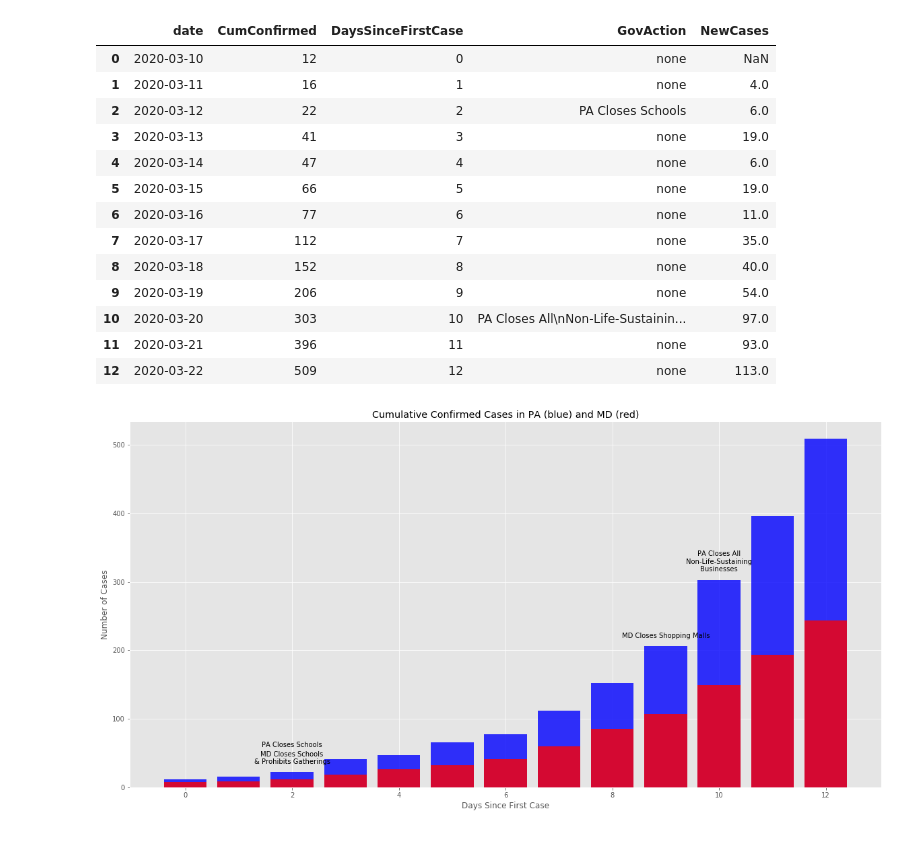
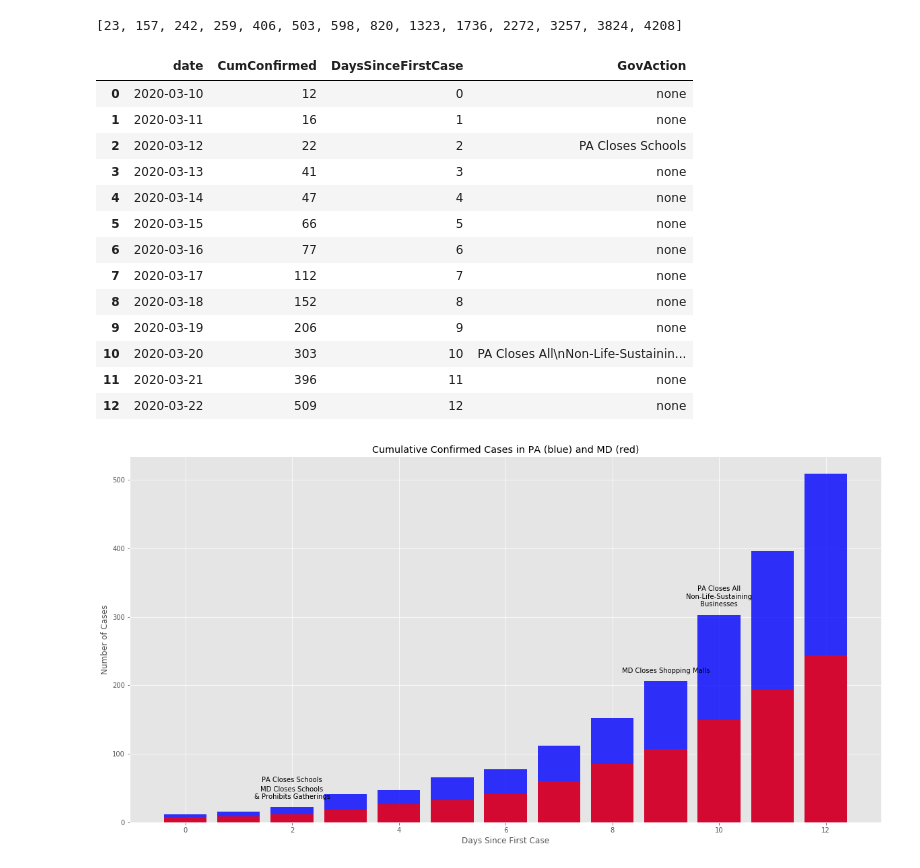
Before and after one commit to LBoeg/pycovid, a Jupyter notebook: covid_analysis.ipynb, the cells around one changed output. Saved outputs shown, nothing was run; the diff lists cells and outputs as text; code cells hidden in the pictures.

Commit message:
Wiki Scraping for Gov Actions

```diff
--- a/covid_analysis.ipynb
+++ b/covid_analysis.ipynb
@@ -58,30 +65,40 @@ pa_data["DaysSinceFirstCase"] = np.arange(pa_data.shape[0])
+# %%
+# Extract the government response section
+gov_resp_indx = md_wiki.text.lower().find("government response")
+end_gov_resp_indx = md_wiki.text.lower().find("impact on sports")
+#print(md_wiki.text[gov_resp_indx:end_gov_resp_indx].replace(".", ".\n"))
+gov_resp_text = md_wiki.text[gov_resp_indx:end_gov_resp_indx]
+dates_indx = [i for i in range(len(gov_resp_text)) if gov_resp_text.startswith("March", i)]
+print(dates_indx)
+# %% [output]
+[23, 157, 242, 259, 406, 503, 598, 820, 1323, 1736, 2272, 3257, 3824, 4208]
 # %%
 # Add column for government actions
 md_data["GovAction"] = "none"
 md_data.loc[md_data.loc[md_data["date"] == "2020-03-12"].index[0],"GovAction"] = "MD Closes Schools\n& Prohibits Gatherings"
 md_data.loc[md_data.loc[md_data["date"] == "2020-03-19"].index[0],"GovAction"] = "MD Closes Shopping Malls"
 #md_data.loc[md_data.loc[md_data["date"] == "2020-03-23"].index[0],"GovAction"] = "MD Closes All Non-Essential Businesses"
 md_data
 
 pa_data["GovAction"] = "none"
 pa_data.loc[pa_data.loc[pa_data["date"] == "2020-03-12"].index[0],"GovAction"] = "PA Closes Schools"
 pa_data.loc[pa_data.loc[pa_data["date"] == "2020-03-20"].index[0],"GovAction"] = "PA Closes All\nNon-Life-Sustaining\nBusinesses"
-pa_data
+#pa_data
 # %% [output]
-|  | date | CumConfirmed | DaysSinceFirstCase | GovAction | NewCases |
-| 0 | 2020-03-10 | 12 | 0 | none | NaN |
-| 1 | 2020-03-11 | 16 | 1 | none | 4.0 |
-| 2 | 2020-03-12 | 22 | 2 | PA Closes Schools | 6.0 |
-| 3 | 2020-03-13 | 41 | 3 | none | 19.0 |
-| 4 | 2020-03-14 | 47 | 4 | none | 6.0 |
-| 5 | 2020-03-15 | 66 | 5 | none | 19.0 |
-| 6 | 2020-03-16 | 77 | 6 | none | 11.0 |
-| 7 | 2020-03-17 | 112 | 7 | none | 35.0 |
-| 8 | 2020-03-18 | 152 | 8 | none | 40.0 |
-| 9 | 2020-03-19 | 206 | 9 | none | 54.0 |
-| 10 | 2020-03-20 | 303 | 10 | PA Closes All\nNon-Life-Sustainin... | 97.0 |
-| 11 | 2020-03-21 | 396 | 11 | none | 93.0 |
-| 12 | 2020-03-22 | 509 | 12 | none | 113.0 |
+|  | date | CumConfirmed | DaysSinceFirstCase | GovAction |
+| 0 | 2020-03-10 | 12 | 0 | none |
+| 1 | 2020-03-11 | 16 | 1 | none |
+| 2 | 2020-03-12 | 22 | 2 | PA Closes Schools |
+| 3 | 2020-03-13 | 41 | 3 | none |
+| 4 | 2020-03-14 | 47 | 4 | none |
+| 5 | 2020-03-15 | 66 | 5 | none |
+| 6 | 2020-03-16 | 77 | 6 | none |
+| 7 | 2020-03-17 | 112 | 7 | none |
+| 8 | 2020-03-18 | 152 | 8 | none |
+| 9 | 2020-03-19 | 206 | 9 | none |
+| 10 | 2020-03-20 | 303 | 10 | PA Closes All\nNon-Life-Sustainin... |
+| 11 | 2020-03-21 | 396 | 11 | none |
+| 12 | 2020-03-22 | 509 | 12 | none |
 # %%
 # Plot the data
 plt.figure(figsize=(20,10))
```
Also changed, not shown: parts of 4 cells of this notebook.
